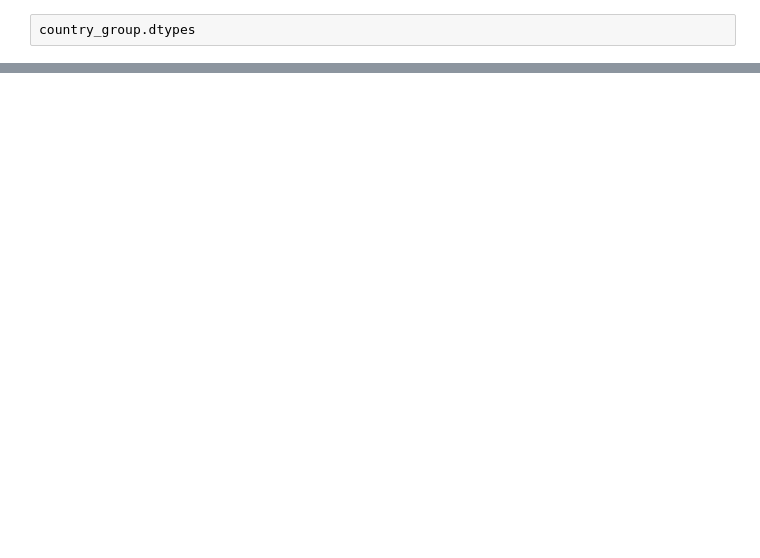
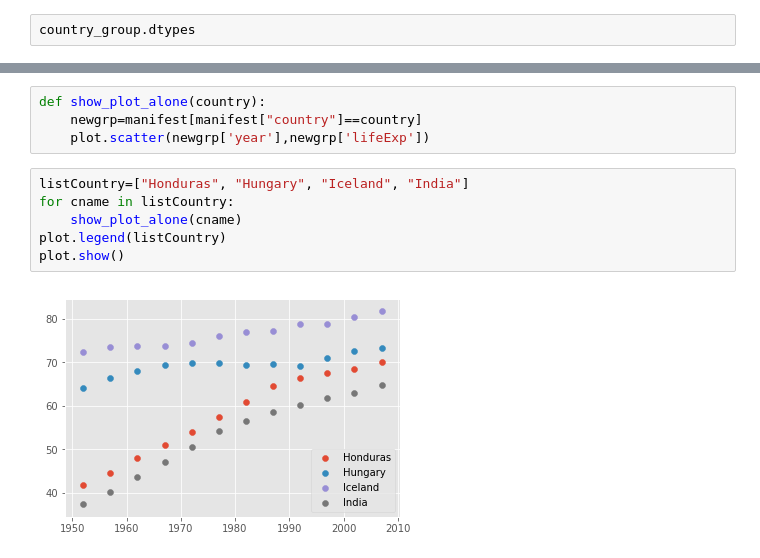
Before and after one commit to monambigha/scw_shell_lesson, a Jupyter notebook: capstone/data/Capstone 1.ipynb, the cells around one changed output, grey strips where cells are left out. Saved outputs shown, nothing was run; the diff lists cells and outputs as text; blank space fills up the shorter version.

```diff
--- a/capstone/data/Capstone 1.ipynb
+++ b/capstone/data/Capstone 1.ipynb
@@ -37,0 +43,12 @@ plot.show()
+# %%
+def show_plot_alone(country):
+    newgrp=manifest[manifest["country"]==country]
+    plot.scatter(newgrp['year'],newgrp['lifeExp'])
+# %%
+listCountry=["Honduras", "Hungary", "Iceland", "India"]
+for cname in listCountry:
+    show_plot_alone(cname)
+plot.legend(listCountry)
+plot.show()
+# %% [output]
+[figure, added]
```
Also changed, not shown: parts of 5 cells of this notebook.
